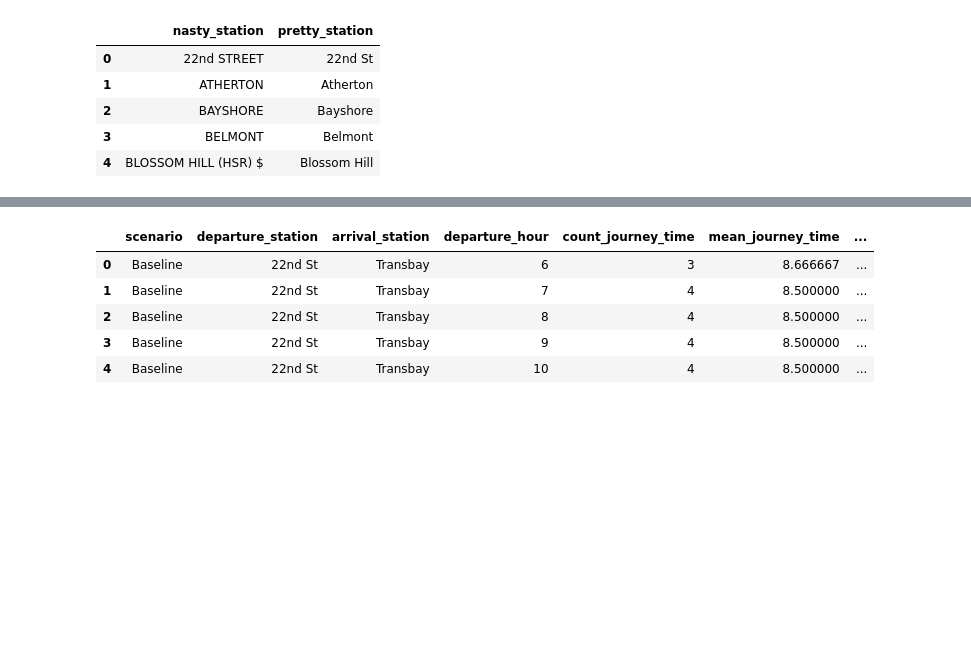
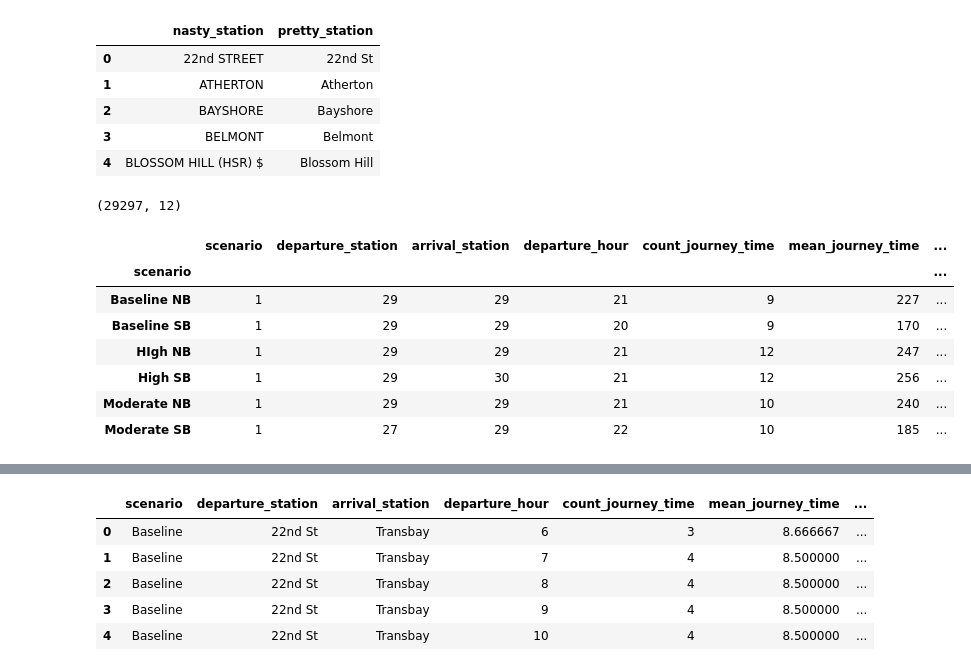
Before and after one commit to sfbrigade/calviz, a Jupyter notebook: notebooks/Combined_schedule_metrics.ipynb, the cells around one changed output, grey strips where cells are left out. Drawn from its saved outputs; the diff is of its cells as text; code cells hidden in the pictures; blank space fills up the shorter version.

```diff
--- a/notebooks/Combined_schedule_metrics.ipynb
+++ b/notebooks/Combined_schedule_metrics.ipynb
@@ -51,8 +51,23 @@ unique_stations.head()
 | 2 | BAYSHORE | Bayshore |
 | 3 | BELMONT | Belmont |
 | 4 | BLOSSOM HILL (HSR) $ | Blossom Hill |
+# %%
+df_future.shape
+# %% [output]
+(29297, 12)
 # %%
-#Replace station names in future data with 'pretty' station names
-df_future['departure_station'] = df_future.merge(unique_stations, left_on='departure_station', right_on='nasty_station')['pretty_station']
+#Merge in 'pretty' station names
+df_future = df_future.merge(unique_stations.add_suffix('_departure'), left_on='departure_station', right_on='nasty_station_departure')
 # %%
-df_future['arrival_station'] = df_future.merge(unique_stations, left_on='arrival_station', right_on='nasty_station')['pretty_station']
+df_future = df_future.merge(unique_stations.add_suffix('_arrival'), left_on='arrival_station', right_on='nasty_station_arrival')
+# %%
+df_future.groupby(['scenario']).nunique()
+# %% [output]
+|  | scenario | departure_station | arrival_station | departure_hour | count_journey_time | mean_journey_time | ... |
+| scenario |  |  |  |  |  |  | ... |
+| Baseline NB | 1 | 29 | 29 | 21 | 9 | 227 | ... |
+| Baseline SB | 1 | 29 | 29 | 20 | 9 | 170 | ... |
+| HIgh NB | 1 | 29 | 29 | 21 | 12 | 247 | ... |
+| High SB | 1 | 29 | 30 | 21 | 12 | 256 | ... |
+| Moderate NB | 1 | 29 | 29 | 21 | 10 | 240 | ... |
+| Moderate SB | 1 | 27 | 29 | 22 | 10 | 185 | ... |
```
Also changed, not shown: parts of 8 cells of this notebook, 4 other files.
